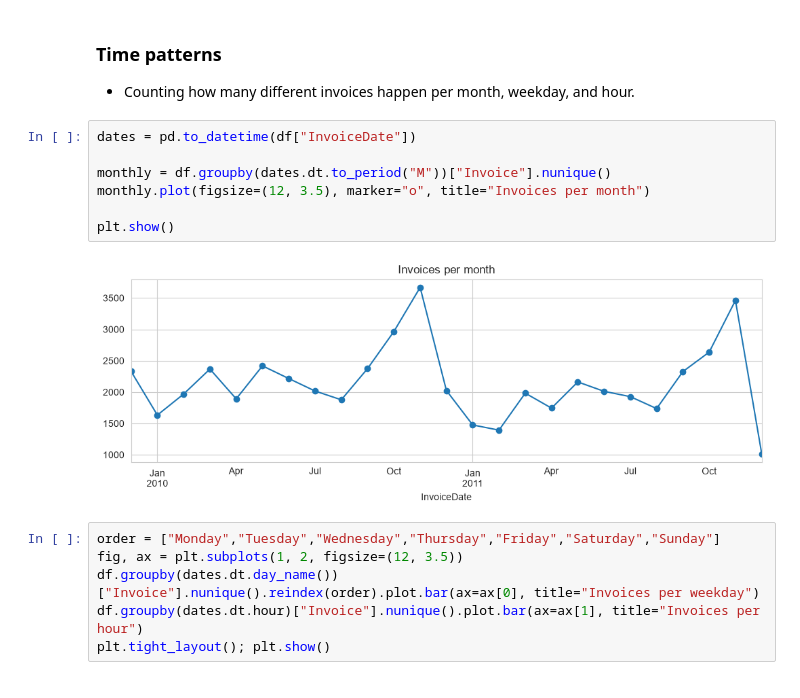
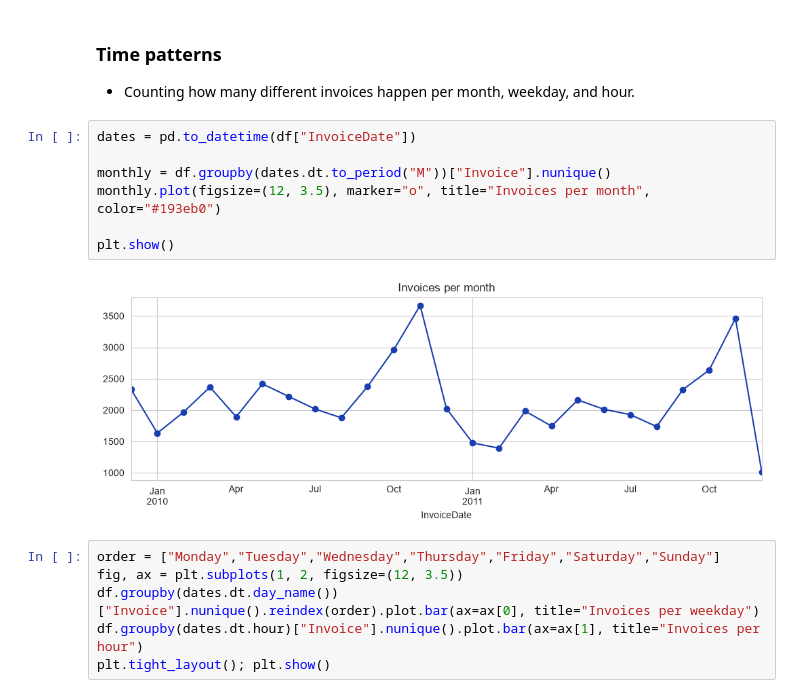
Before and after one commit to haneenwaled/SIC-Graduation-project-, a Jupyter notebook: Notebooks/EDA.ipynb, the cells around one changed output. Cells and saved outputs as stored; diff of their text form.

```diff
--- a/Notebooks/EDA.ipynb
+++ b/Notebooks/EDA.ipynb
@@ -227,12 +226,12 @@ Name: count, dtype: int64
 # %%
 dates = pd.to_datetime(df["InvoiceDate"])
 
 monthly = df.groupby(dates.dt.to_period("M"))["Invoice"].nunique()
-monthly.plot(figsize=(12, 3.5), marker="o", title="Invoices per month")
+monthly.plot(figsize=(12, 3.5), marker="o", title="Invoices per month", color="#193eb0")
 
 plt.show()
 # %% [output]
-[figure, old version]
+[figure, new version]
 # %%
 order = ["Monday","Tuesday","Wednesday","Thursday","Friday","Saturday","Sunday"]
 fig, ax = plt.subplots(1, 2, figsize=(12, 3.5))
```
Also changed, not shown: parts of 4 cells of this notebook.
